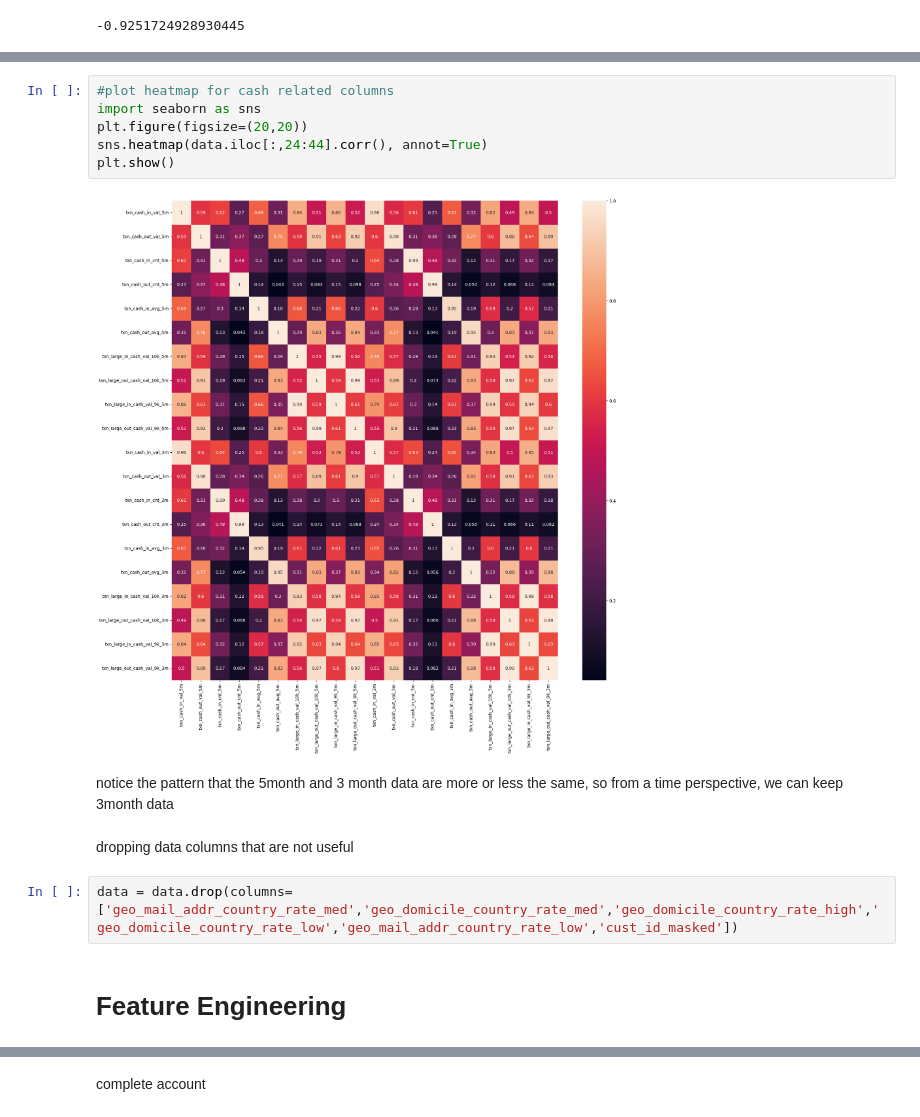
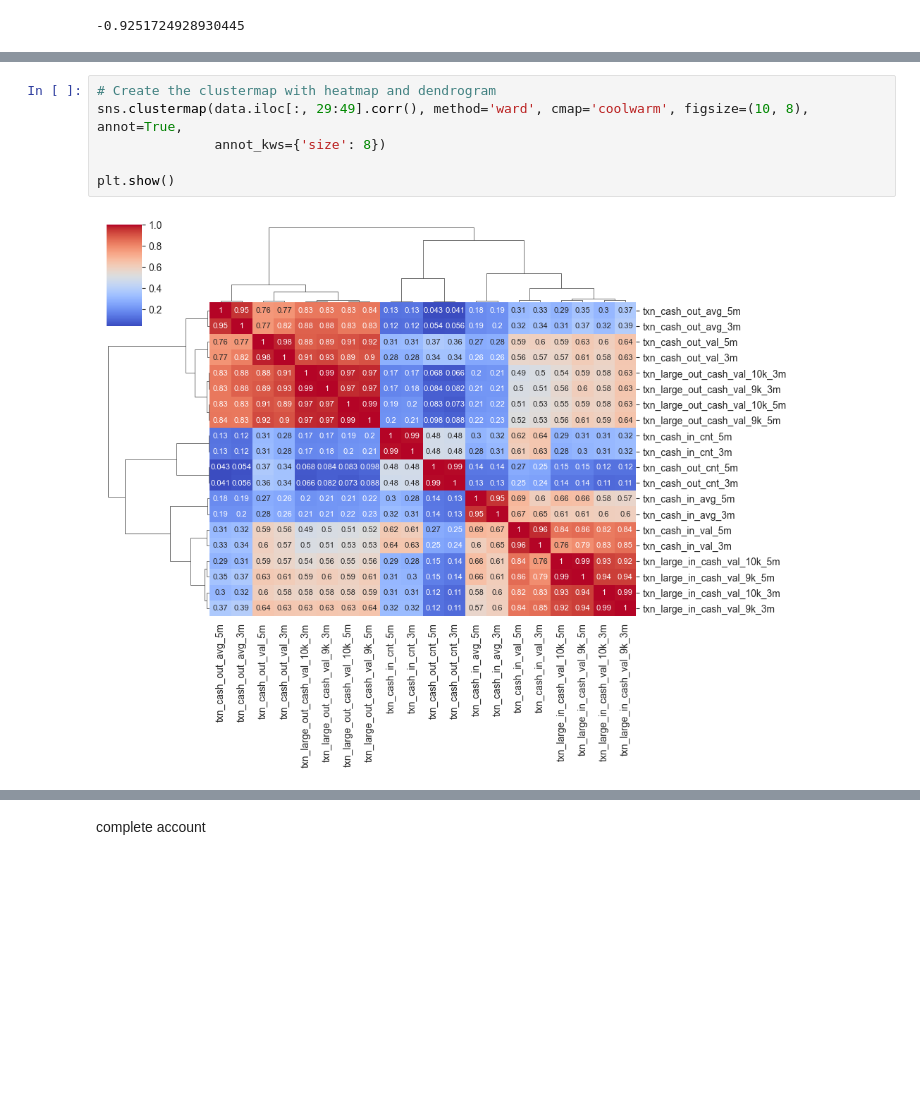
Before and after one commit to kaiwenShen/AML_modelling, a Jupyter notebook: AML_ml.ipynb, the cells around one changed output, grey strips where cells are left out. Saved outputs shown, nothing was run; the diff lists cells and outputs as text; blank space fills up the shorter version.

```diff
--- a/AML_ml.ipynb
+++ b/AML_ml.ipynb
@@ -97,16 +118,8 @@ Index(['cust_tenure', 'cust_cdn_resident', 'prod_sav', 'prod_primary_sav_cnt',
 # %%
-#plot heatmap for cash related columns
-import seaborn as sns
-plt.figure(figsize=(20,20))
-sns.heatmap(data.iloc[:,24:44].corr(), annot=True)
+# Create the clustermap with heatmap and dendrogram
+sns.clustermap(data.iloc[:, 29:49].corr(), method='ward', cmap='coolwarm', figsize=(10, 8), annot=True,
+               annot_kws={'size': 8})
+
 plt.show()
 # %% [output]
-[figure, old version]
+[figure, new version]
-# %% [markdown]
-notice the pattern that the 5month and 3 month data are more or less the same, so from a time perspective, we can keep 3month data
-# %% [markdown]
-dropping data columns that are not useful
-# %%
-data = data.drop(columns=['geo_mail_addr_country_rate_med','geo_domicile_country_rate_med','geo_domicile_country_rate_high','geo_domicile_country_rate_low','geo_mail_addr_country_rate_low','cust_id_masked'])
-# %% [markdown]
-# Feature Engineering
```
Also changed, not shown: parts of 92 cells of this notebook.
